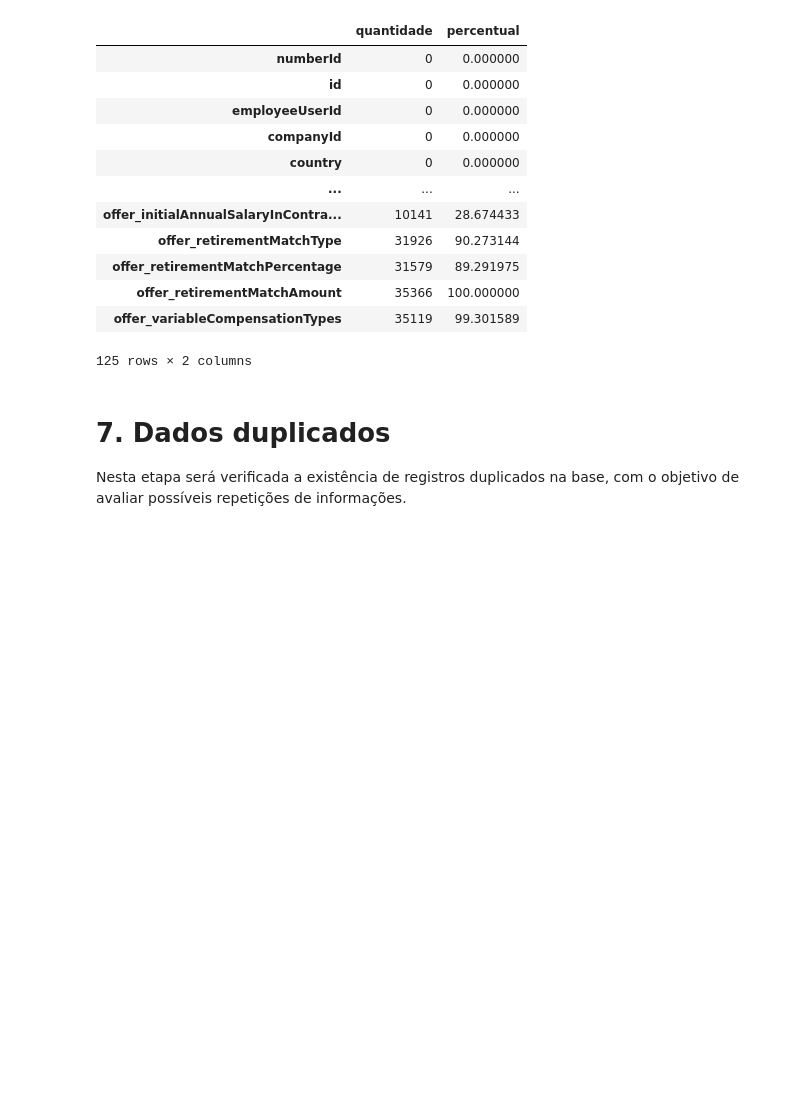
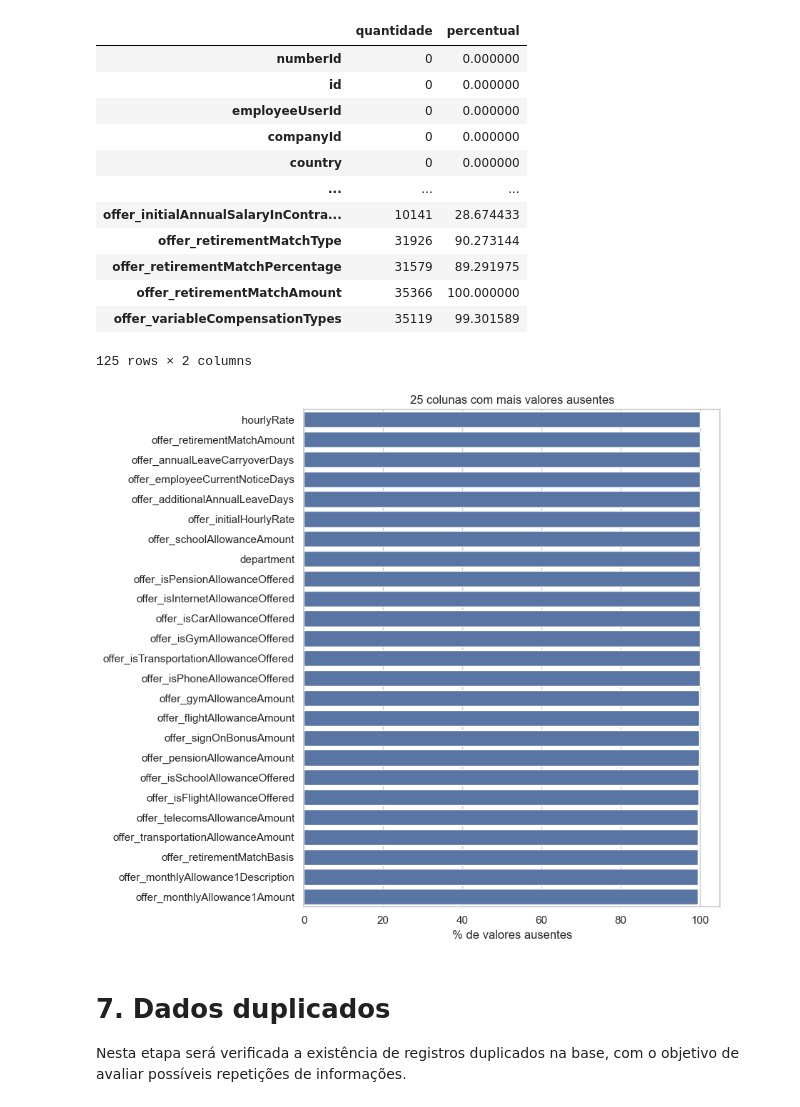
Before and after one commit to RodrigoD4v/final_project_data_science, a Jupyter notebook: notebooks/1_analise_descritiva.ipynb, the cells around one changed output. Saved outputs shown, nothing was run; the diff lists cells and outputs as text; code cells hidden in the pictures; blank space fills up the shorter version.

```diff
--- a/notebooks/1_analise_descritiva.ipynb
+++ b/notebooks/1_analise_descritiva.ipynb
@@ -199,6 +203,18 @@ missing
 | offer_retirementMatchAmount | 35366 | 100.000000 |
 | offer_variableCompensationTypes | 35119 | 99.301589 |
 125 rows × 2 columns
+# %%
+top_nulos = missing["percentual"].sort_values(ascending=False).head(25)
+
+fig, ax = plt.subplots(figsize=(9, 8))
+sns.barplot(x=top_nulos.values, y=top_nulos.index, ax=ax, color=ACCENT)
+ax.set_xlabel("% de valores ausentes")
+ax.set_ylabel("")
+ax.set_title("25 colunas com mais valores ausentes")
+plt.tight_layout()
+plt.show()
+# %% [output]
+[figure, added]
 # %% [markdown]
 # 7. Dados duplicados
 
```
Also changed, not shown: parts of 30 cells of this notebook.
